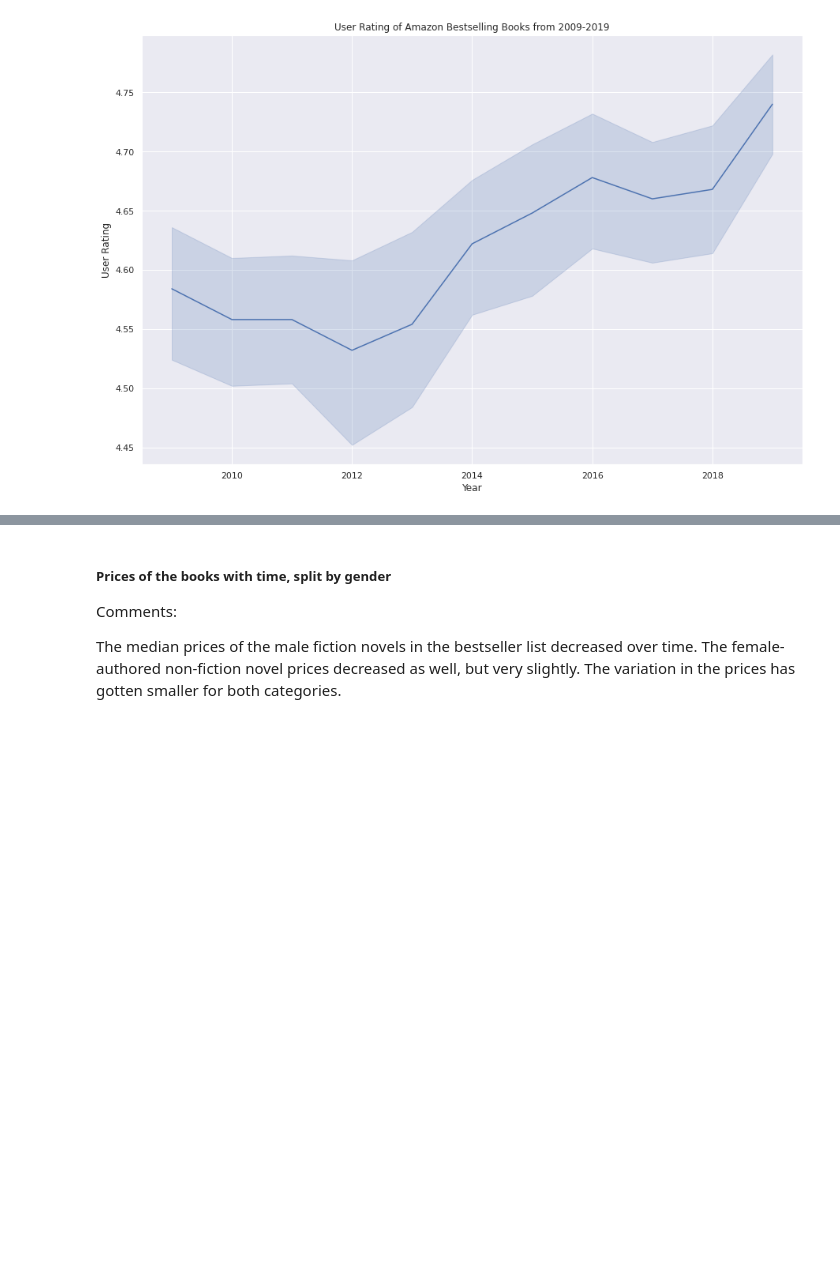
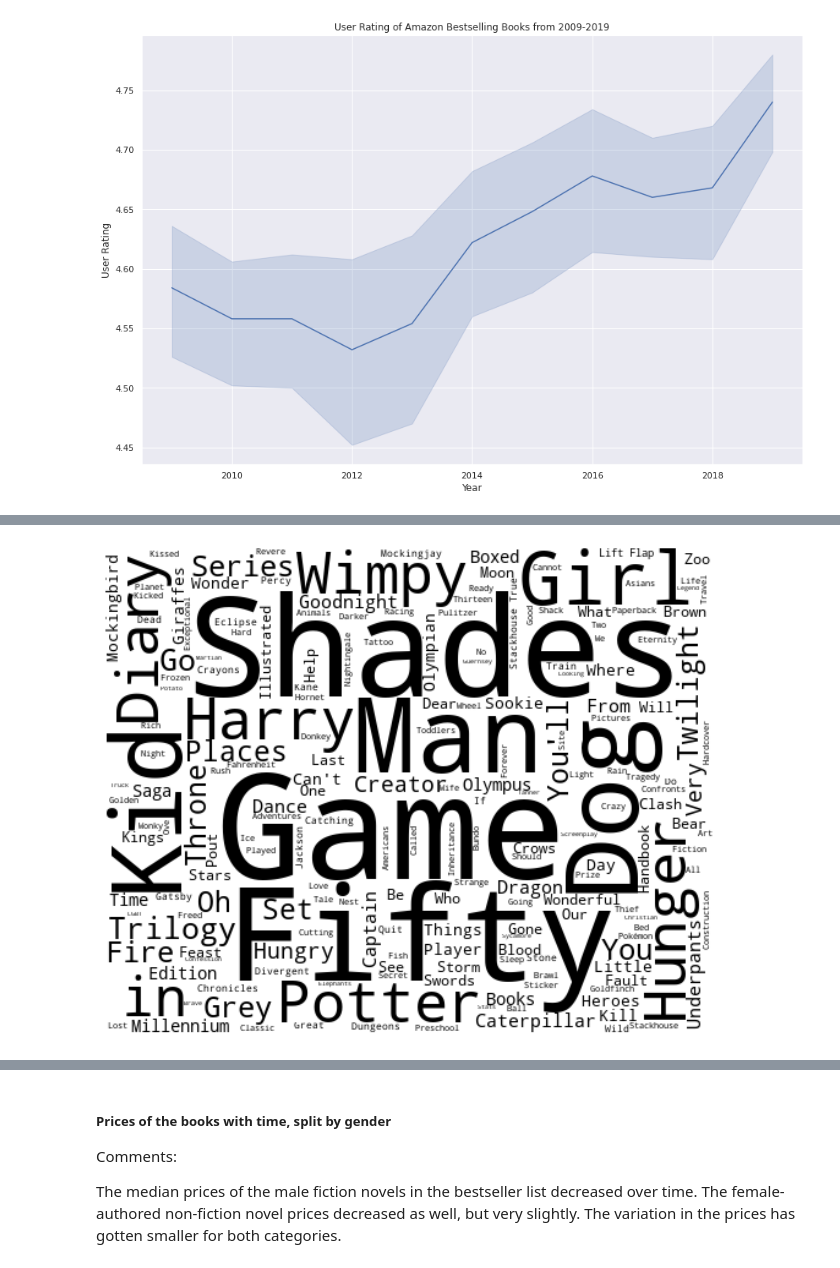
Before and after one commit to suha98/Analysis-of-Amazon-Bestselling-Books-2009-2019, a Jupyter notebook: Bestselling_Books.ipynb, the cells around one changed output, grey strips where cells are left out. Drawn from its saved outputs; the diff is of its cells as text; code cells hidden in the pictures; blank space fills up the shorter version.

```diff
--- a/Bestselling_Books.ipynb
+++ b/Bestselling_Books.ipynb
@@ -119,6 +126,18 @@ repeat_authors
 | 415 | Wizards RPG Team | Company | 3 |
 | 418 | Zhi Gang Sha | Male | 2 |
 118 rows × 3 columns
+# %%
+#adding columns for number of words and characters in the book title
+
+num_of_words = []
+num_of_chars = []
+for name in df['Name']:
+  num_of_chars.append(len(name))
+  name = name.split(' ')
+  num_of_words.append(len(name))
+
+df['Number of words'] = num_of_words
+df['Number of chars'] = num_of_chars
 # %% [markdown]
 ## Visualizations
 # %% [markdown]
@@ -169,0 +209,14 @@ sns.lineplot(data=df, x="Year", y='User Rating')
+# %%
+#This creates two strings of text by extracting and joining all of the titles from the dataframes
+
+fiction = " ".join(name for name in df.loc[df['Genre']=='Fiction'].Name)
+nonfiction = " ".join(name for name in df.loc[df['Genre']!='Fiction'].Name)
+# %%
+#generating the wordcloud for the fiction titles
+wordcloud = WordCloud(stopwords=['on', 'to', 'of', 'a', 'an', 'the', 'book', 'novel', 'and', 'with', 'for'], background_color="white",  color_func=lambda *args, **kwargs: "black", max_font_size=120, width = 500, height = 400).generate(fiction)
+plt.figure(figsize = (11,9))
+plt.imshow(wordcloud, interpolation='bilinear')
+plt.axis("off")
+plt.show()
+# %% [output]
+[figure, added]
```
Also changed, not shown: parts of 8 cells of this notebook.
